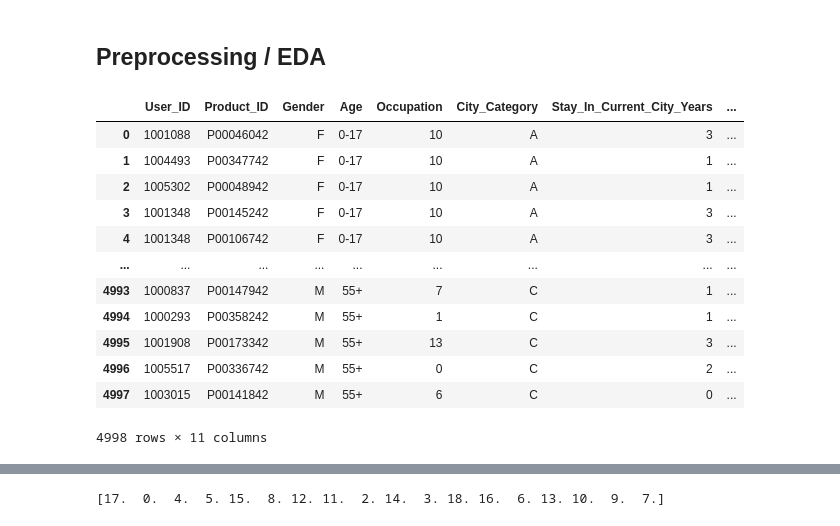
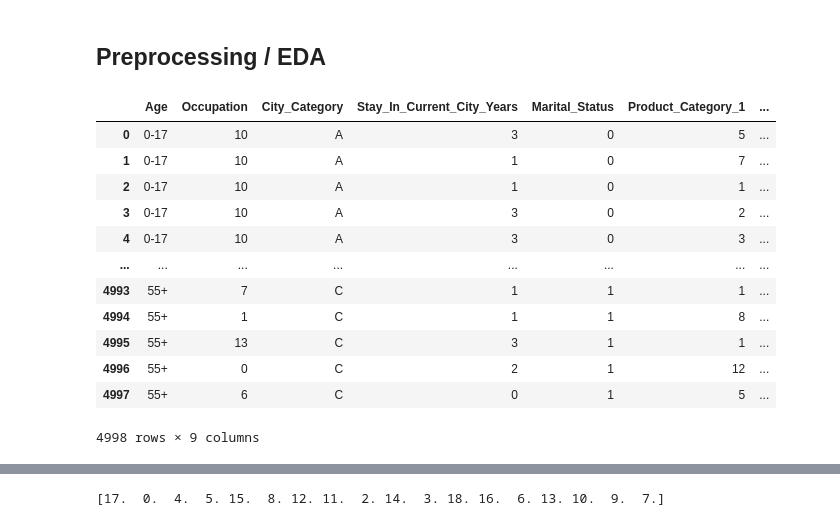
Before and after one commit to Taehee-K/ToBigs15, a Jupyter notebook: Week3/week3_KNN & Clustering/assignment1.ipynb, the cells around one changed output, grey strips where cells are left out. Saved outputs shown, nothing was run; the diff lists cells and outputs as text; code cells hidden in the pictures.

```diff
--- a/Week3/week3_KNN & Clustering/assignment1.ipynb
+++ b/Week3/week3_KNN & Clustering/assignment1.ipynb
@@ -27,25 +27,25 @@ blackfriday.head()
 ## Preprocessing / EDA
 # %%
 ### X, y 나누기
-X = blackfriday.iloc[:,:12]
-y = blackfriday['Purchase']
+X = blackfriday.iloc[:,4:]
+y = pd.DataFrame(blackfriday['Gender'])
 # %%
-X = X.drop(['Unnamed: 0'], axis = 1)
+# X = X.drop(['Unnamed: 0'], axis = 1)
 X
 # %% [output]
-|  | User_ID | Product_ID | Gender | Age | Occupation | City_Category | Stay_In_Current_City_Years | ... |
-| 0 | 1001088 | P00046042 | F | 0-17 | 10 | A | 3 | ... |
-| 1 | 1004493 | P00347742 | F | 0-17 | 10 | A | 1 | ... |
-| 2 | 1005302 | P00048942 | F | 0-17 | 10 | A | 1 | ... |
-| 3 | 1001348 | P00145242 | F | 0-17 | 10 | A | 3 | ... |
-| 4 | 1001348 | P00106742 | F | 0-17 | 10 | A | 3 | ... |
-| ... | ... | ... | ... | ... | ... | ... | ... | ... |
-| 4993 | 1000837 | P00147942 | M | 55+ | 7 | C | 1 | ... |
-| 4994 | 1000293 | P00358242 | M | 55+ | 1 | C | 1 | ... |
-| 4995 | 1001908 | P00173342 | M | 55+ | 13 | C | 3 | ... |
-| 4996 | 1005517 | P00336742 | M | 55+ | 0 | C | 2 | ... |
-| 4997 | 1003015 | P00141842 | M | 55+ | 6 | C | 0 | ... |
+|  | Age | Occupation | City_Category | Stay_In_Current_City_Years | Marital_Status | Product_Category_1 | ... |
+| 0 | 0-17 | 10 | A | 3 | 0 | 5 | ... |
+| 1 | 0-17 | 10 | A | 1 | 0 | 7 | ... |
+| 2 | 0-17 | 10 | A | 1 | 0 | 1 | ... |
+| 3 | 0-17 | 10 | A | 3 | 0 | 2 | ... |
+| 4 | 0-17 | 10 | A | 3 | 0 | 3 | ... |
+| ... | ... | ... | ... | ... | ... | ... | ... |
+| 4993 | 55+ | 7 | C | 1 | 1 | 1 | ... |
+| 4994 | 55+ | 1 | C | 1 | 1 | 8 | ... |
+| 4995 | 55+ | 13 | C | 3 | 1 | 1 | ... |
+| 4996 | 55+ | 0 | C | 2 | 1 | 12 | ... |
+| 4997 | 55+ | 6 | C | 0 | 1 | 5 | ... |
-4998 rows × 11 columns
+4998 rows × 9 columns
 # %%
 y
 # %% [output]
```
Also changed, not shown: parts of 26 cells of this notebook.
